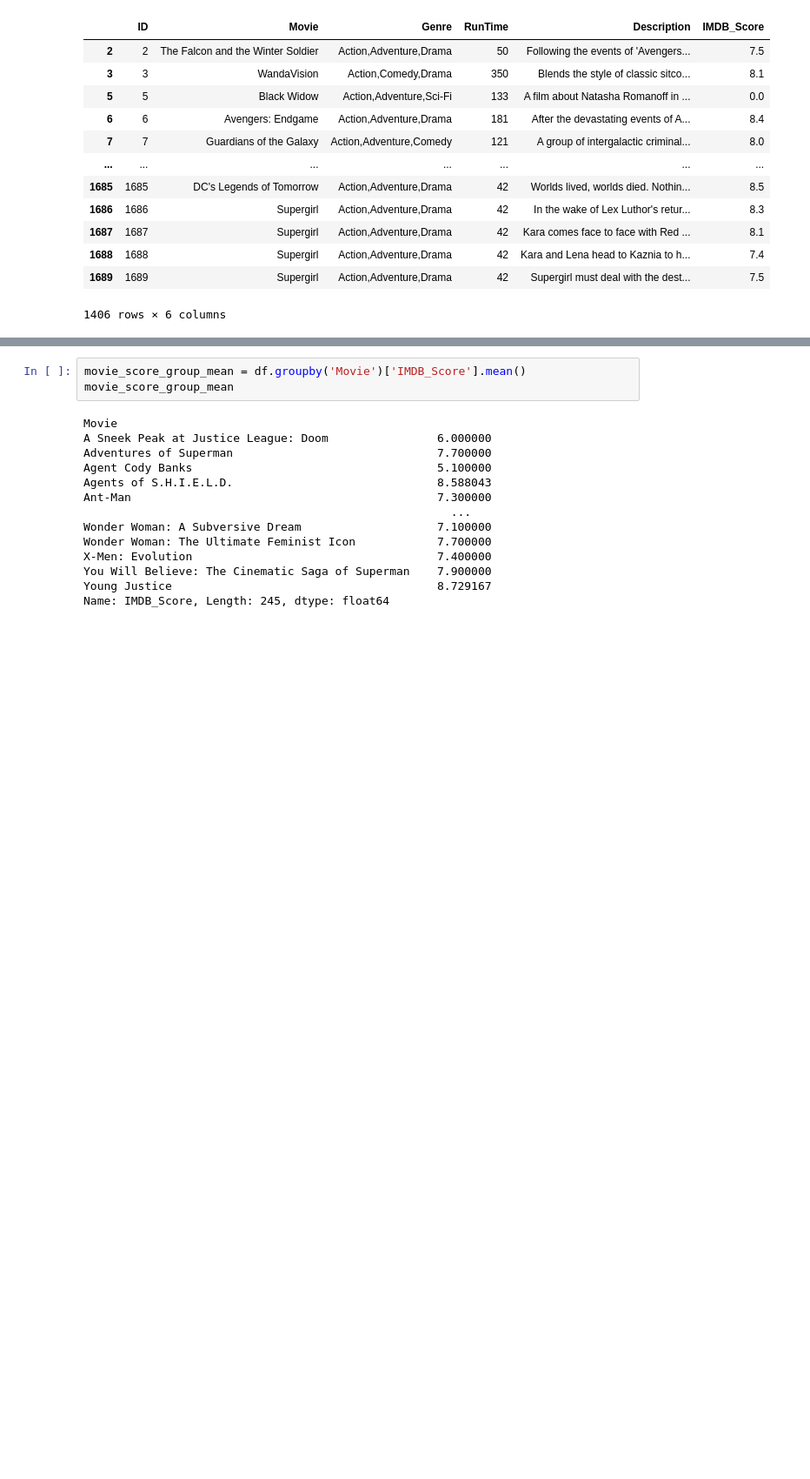
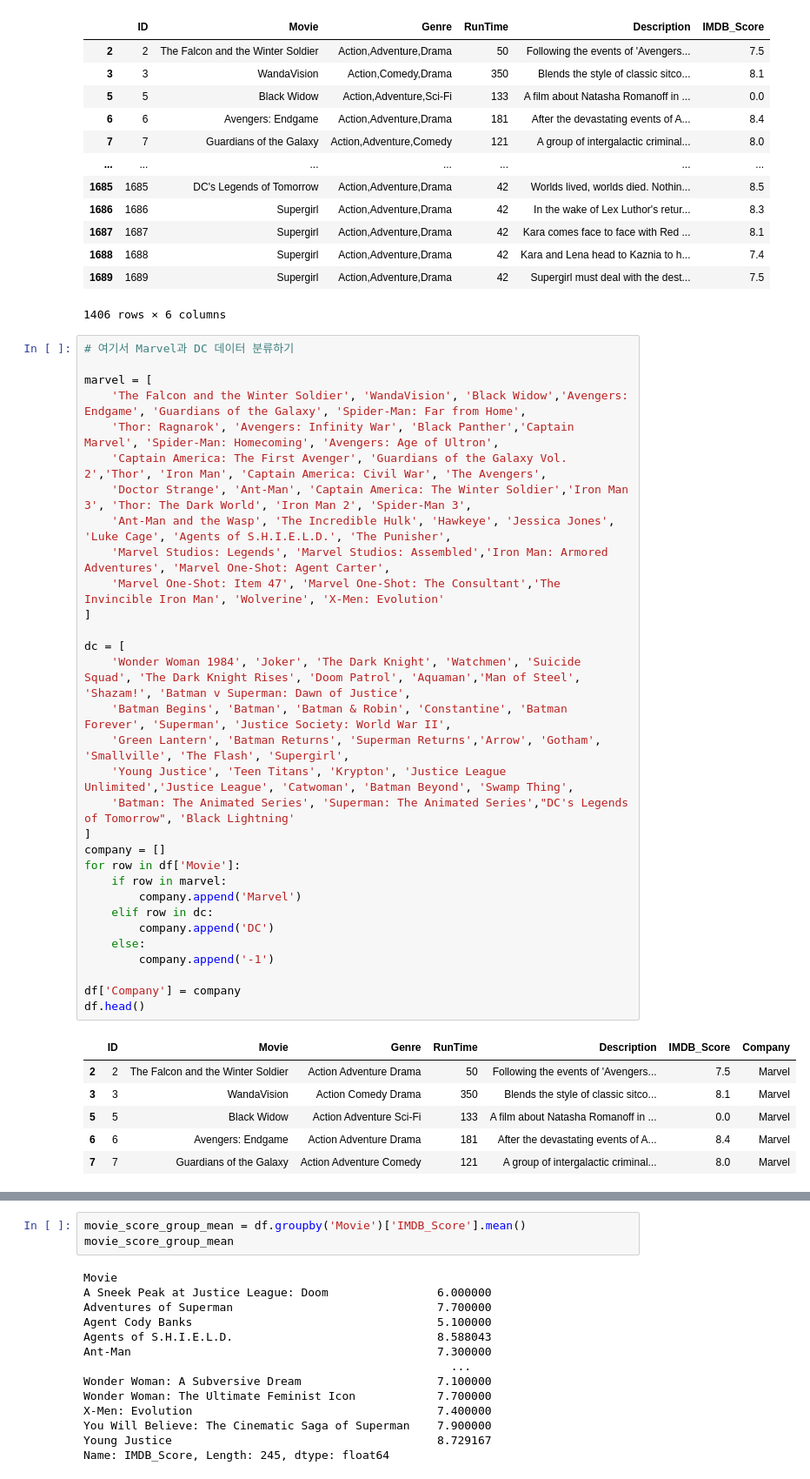
Before and after one commit to karl21-02/netflix_data_analysis, a Jupyter notebook: MarvelDc.ipynb, the cells around one changed output, grey strips where cells are left out. Shown at 87% size. Cells and saved outputs as stored; diff of their text form; blank space fills up the shorter version.

```diff
--- a/MarvelDc.ipynb
+++ b/MarvelDc.ipynb
@@ -103,3 +87,41 @@ df
 | 1688 | 1688 | Supergirl | Action,Adventure,Drama | 42 | Kara and Lena head to Kaznia to h... | 7.4 |
 | 1689 | 1689 | Supergirl | Action,Adventure,Drama | 42 | Supergirl must deal with the dest... | 7.5 |
 1406 rows × 6 columns
+# %%
+# 여기서 Marvel과 DC 데이터 분류하기
+
+marvel = [
+    'The Falcon and the Winter Soldier', 'WandaVision', 'Black Widow','Avengers: Endgame', 'Guardians of the Galaxy', 'Spider-Man: Far from Home',
+    'Thor: Ragnarok', 'Avengers: Infinity War', 'Black Panther','Captain Marvel', 'Spider-Man: Homecoming', 'Avengers: Age of Ultron',
+    'Captain America: The First Avenger', 'Guardians of the Galaxy Vol. 2','Thor', 'Iron Man', 'Captain America: Civil War', 'The Avengers',
+    'Doctor Strange', 'Ant-Man', 'Captain America: The Winter Soldier','Iron Man 3', 'Thor: The Dark World', 'Iron Man 2', 'Spider-Man 3',
+    'Ant-Man and the Wasp', 'The Incredible Hulk', 'Hawkeye', 'Jessica Jones', 'Luke Cage', 'Agents of S.H.I.E.L.D.', 'The Punisher',
+    'Marvel Studios: Legends', 'Marvel Studios: Assembled','Iron Man: Armored Adventures', 'Marvel One-Shot: Agent Carter',
+    'Marvel One-Shot: Item 47', 'Marvel One-Shot: The Consultant','The Invincible Iron Man', 'Wolverine', 'X-Men: Evolution'
+]
+
+dc = [
+    'Wonder Woman 1984', 'Joker', 'The Dark Knight', 'Watchmen', 'Suicide Squad', 'The Dark Knight Rises', 'Doom Patrol', 'Aquaman','Man of Steel', 'Shazam!', 'Batman v Superman: Dawn of Justice',
+    'Batman Begins', 'Batman', 'Batman & Robin', 'Constantine', 'Batman Forever', 'Superman', 'Justice Society: World War II',
+    'Green Lantern', 'Batman Returns', 'Superman Returns','Arrow', 'Gotham', 'Smallville', 'The Flash', 'Supergirl',
+    'Young Justice', 'Teen Titans', 'Krypton', 'Justice League Unlimited','Justice League', 'Catwoman', 'Batman Beyond', 'Swamp Thing',
+    'Batman: The Animated Series', 'Superman: The Animated Series',"DC's Legends of Tomorrow", 'Black Lightning'
+]
+company = []
+for row in df['Movie']:
+    if row in marvel:
+        company.append('Marvel')
+    elif row in dc:
+        company.append('DC')
+    else:
+        company.append('-1')
+
+df['Company'] = company
+df.head()
+# %% [output]
+|  | ID | Movie | Genre | RunTime | Description | IMDB_Score | Company |
+| 2 | 2 | The Falcon and the Winter Soldier | Action Adventure Drama | 50 | Following the events of 'Avengers... | 7.5 | Marvel |
+| 3 | 3 | WandaVision | Action Comedy Drama | 350 | Blends the style of classic sitco... | 8.1 | Marvel |
+| 5 | 5 | Black Widow | Action Adventure Sci-Fi | 133 | A film about Natasha Romanoff in ... | 0.0 | Marvel |
+| 6 | 6 | Avengers: Endgame | Action Adventure Drama | 181 | After the devastating events of A... | 8.4 | Marvel |
+| 7 | 7 | Guardians of the Galaxy | Action Adventure Comedy | 121 | A group of intergalactic criminal... | 8.0 | Marvel |
```
Also changed, not shown: parts of 11 cells of this notebook.
